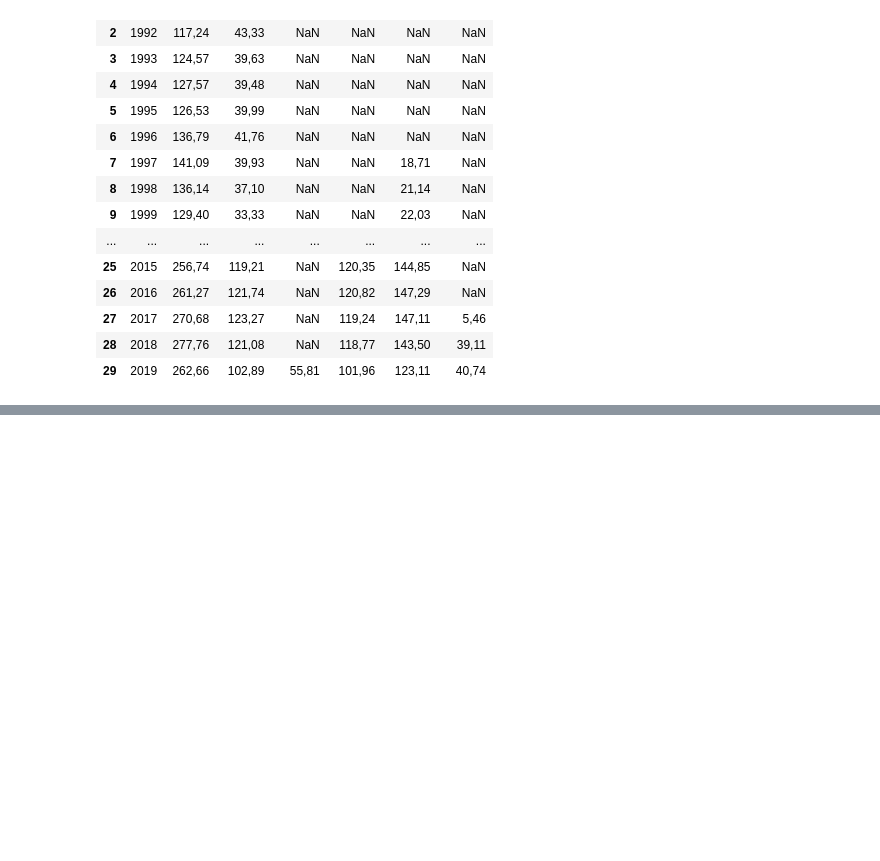
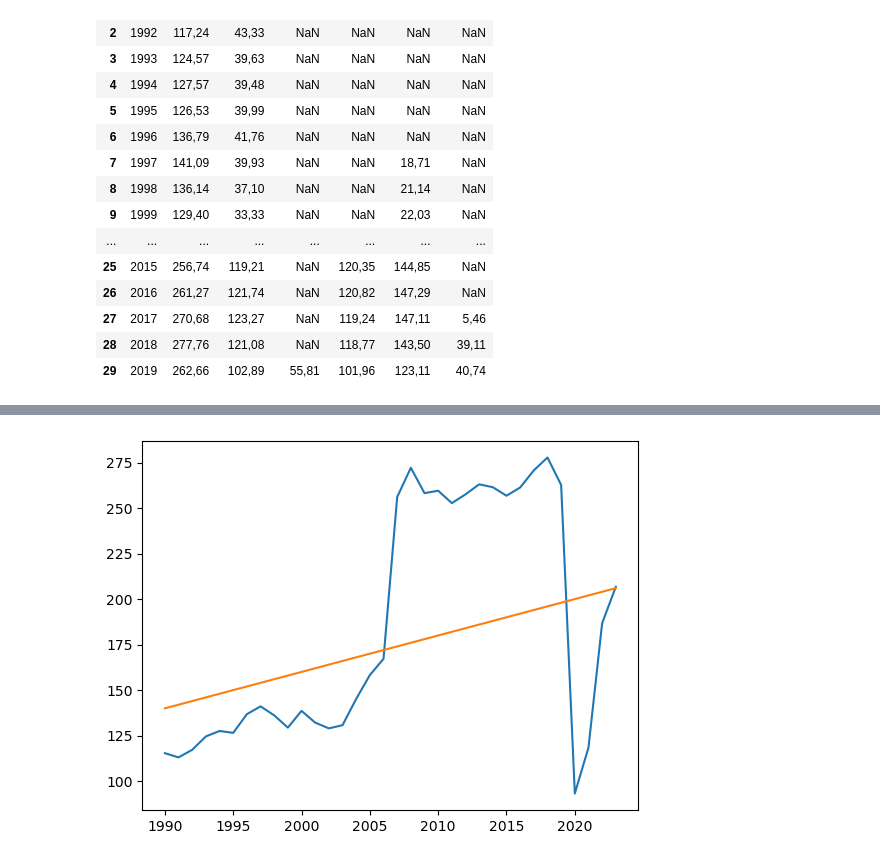
Before and after one commit to canija2000/IMT2200-Proyecto-Grupal, a Jupyter notebook: data.ipynb, the cells around one changed output, grey strips where cells are left out. Drawn from its saved outputs; the diff is of its cells as text; code cells hidden in the pictures; blank space fills up the shorter version.

```diff
--- a/data.ipynb
+++ b/data.ipynb
@@ -28,0 +26,3 @@ pasajeros.head(30)
+# %%
+linea1 = pasajeros[['Año','Línea1']].reset_index(drop=True)
+linea1
@@ -28,0 +47,15 @@ pasajeros.head(30)
+# %%
+import matplotlib.pyplot as plt
+
+def transform(x):
+    return float(x.replace(',','.'))
+
+linea1['Línea1'] = linea1['Línea1'].apply(transform)
+# %%
+plt.plot(linea1['Año'], linea1['Línea1'])
+
+poblacion = [i*2 for i in range(70, 104)]
+plt.plot(linea1['Año'], poblacion)
+plt.show()
+# %% [output]
+[figure, added]
```
Also changed, not shown: parts of 35 cells of this notebook, 6 other files.
